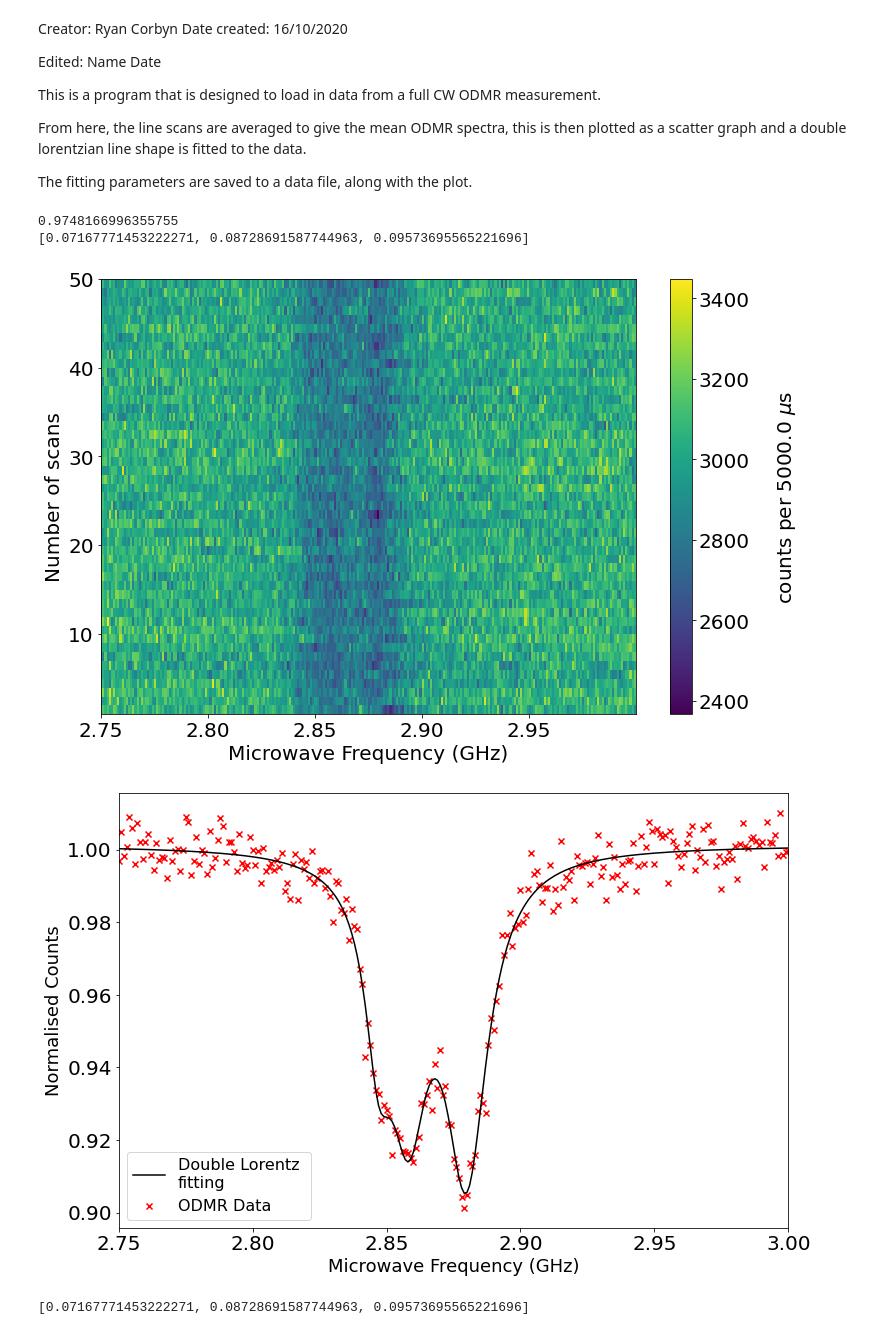
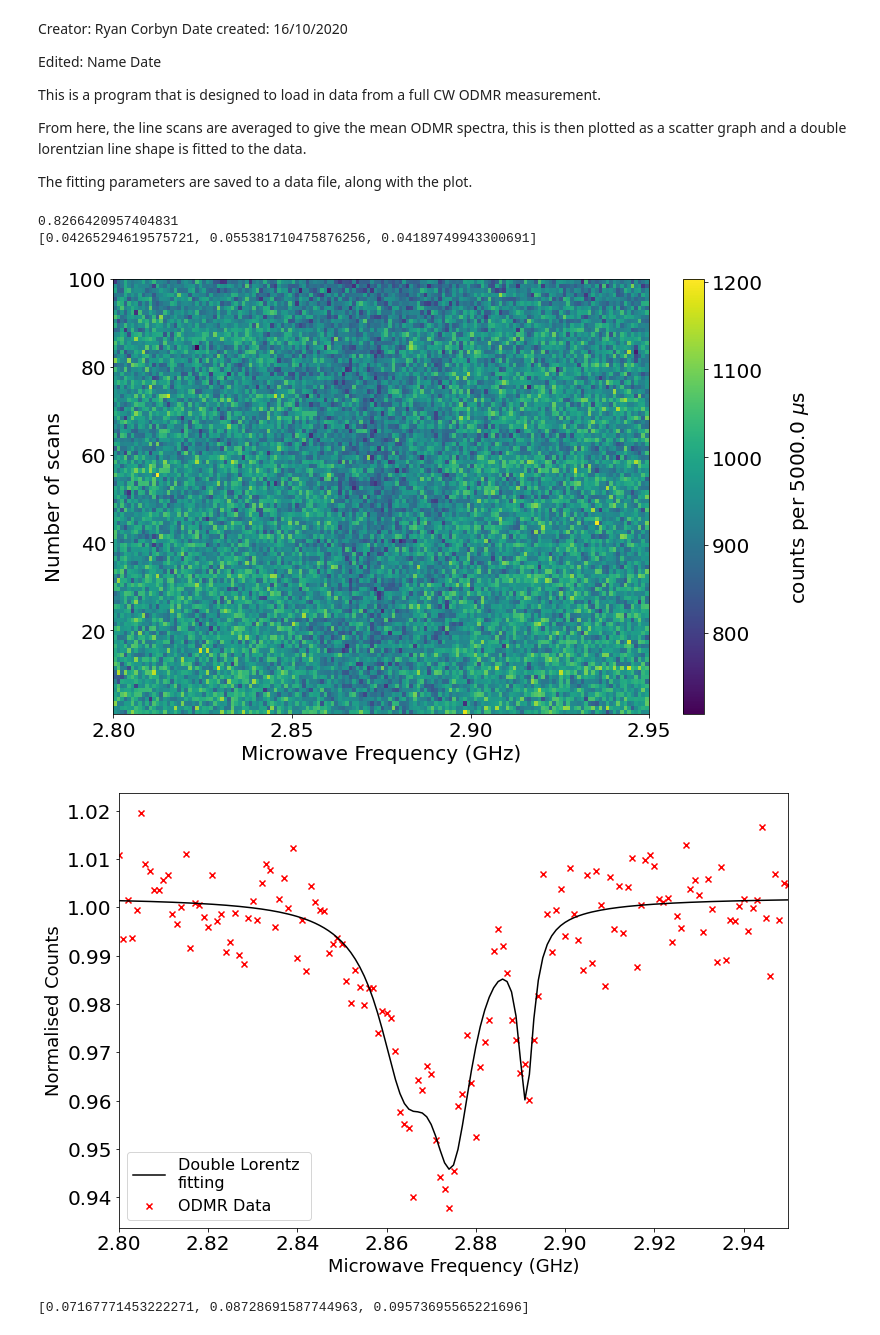
Before and after one commit to Corbyn93/Ryans_Python_Scripts, a Jupyter notebook: Ryan's Jupyter stuff/ODMR analysis/20201106_Triple_peak_CW_ODMR_analysis.ipynb, the cells around one changed output. Cells and saved outputs as stored; diff of their text form; code cells hidden in the pictures.

```diff
--- a/Ryan's Jupyter stuff/ODMR analysis/20201106_Triple_peak_CW_ODMR_analysis.ipynb
+++ b/Ryan's Jupyter stuff/ODMR analysis/20201106_Triple_peak_CW_ODMR_analysis.ipynb
@@ -209,9 +209,9 @@ def save_data(date, file_ID, contrast, coeffs, opt_error, r_squared, fig1, fig2)
 
 # Load in the data file into an np array, and freqeuncy scan parameters
 # into a pandas array.
-folder_path = 'I:\\Science\\Physics-Nanobiophotonics\\Group\\User Data\\ODMR\\ODMR and imaging\\'
-date = '20201125'
-file_name = date + '_NVScan_08'
+folder_path = 'I:\\Science\\Physics-Nanobiophotonics\\Group\\User Data\\ODMR\\Imaging\\'
+date = '20210422'
+file_name = date + '_NVScan_02'
 
 odmr_data = load_data(folder_path + date + '\\' + file_name + '.dat')
 params_file = load_params(folder_path + date + '\\' + file_name + 'Params.dat')
@@ -233,39 +233,39 @@ norm_mean_odmr = normalise_data(mean_odmr_data)
 # scatter plot of data
 fig2, ax2 = scatter_plot(freq, norm_mean_odmr)
 
 # find the freqeuncy points with the highest ODMR contrast
 freq_mins, contrast, flourescent_baseline = get_init_params(norm_mean_odmr, freq)
 
 # create the initial parameters for ODMR double lorentzian
 # line fitting
-init_params = [contrast[0], 2.845, 0.001, contrast[1], 2.855, 0.001, contrast[1], 2.87, 0.001, flourescent_baseline]
+init_params = [contrast[0], 2.865, 0.001, contrast[1], 2.875, 0.001, contrast[1], 2.89, 0.001, flourescent_baseline]
 
 # generate the optimised curve fit parameters.
 fitting_params, error_in_fit = optimised_lorentz_fit(freq, norm_mean_odmr, init_params)
 
 # create the double lorentz fit array
 y_fit = lorentz_3(freq, fitting_params[0], fitting_params[1], fitting_params[2],
                   fitting_params[3], fitting_params[4], fitting_params[5], fitting_params[6],
                  fitting_params[7], fitting_params[8], fitting_params[9])
 
 # plot the fitting to ax2
 ax2 = plot_fitting(ax2, freq, y_fit)
 
 fitted_contrast = get_fitting_contrast(fitting_params[1], fitting_params[4],
                                        fitting_params[7], freq, y_fit, fitting_params[9],
                                        params_values[2])
 
 # get the r^2 value for the fitting
 r_squared = get_r_squared(freq, norm_mean_odmr, y_fit)
 print(r_squared)
 print(fitted_contrast)
 
-save_data(date, file_name, fitted_contrast, fitting_params, error_in_fit, r_squared, fig1, fig2)
+#save_data(date, file_name, fitted_contrast, fitting_params, error_in_fit, r_squared, fig1, fig2)
 # %% [output]
-0.9748166996355755
-[0.07167771453222271, 0.08728691587744963, 0.09573695565221696]
+0.8266420957404831
+[0.04265294619575721, 0.055381710475876256, 0.04189749943300691]
-[figure, old version]
+[figure, new version]
-[figure, old version]
+[figure, new version]
 # %%
 print(fitted_contrast)
 # %% [output]
```
Also changed, not shown: 6 other files.
